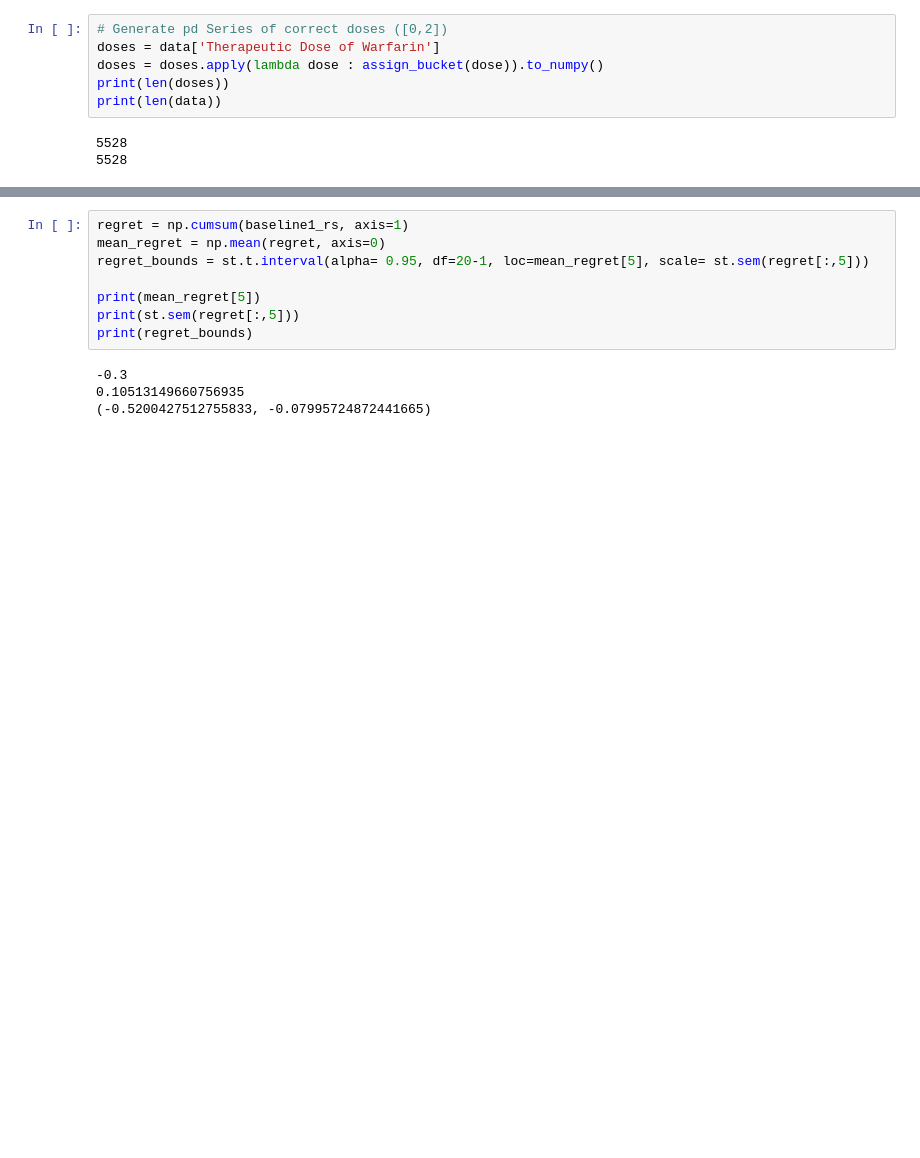
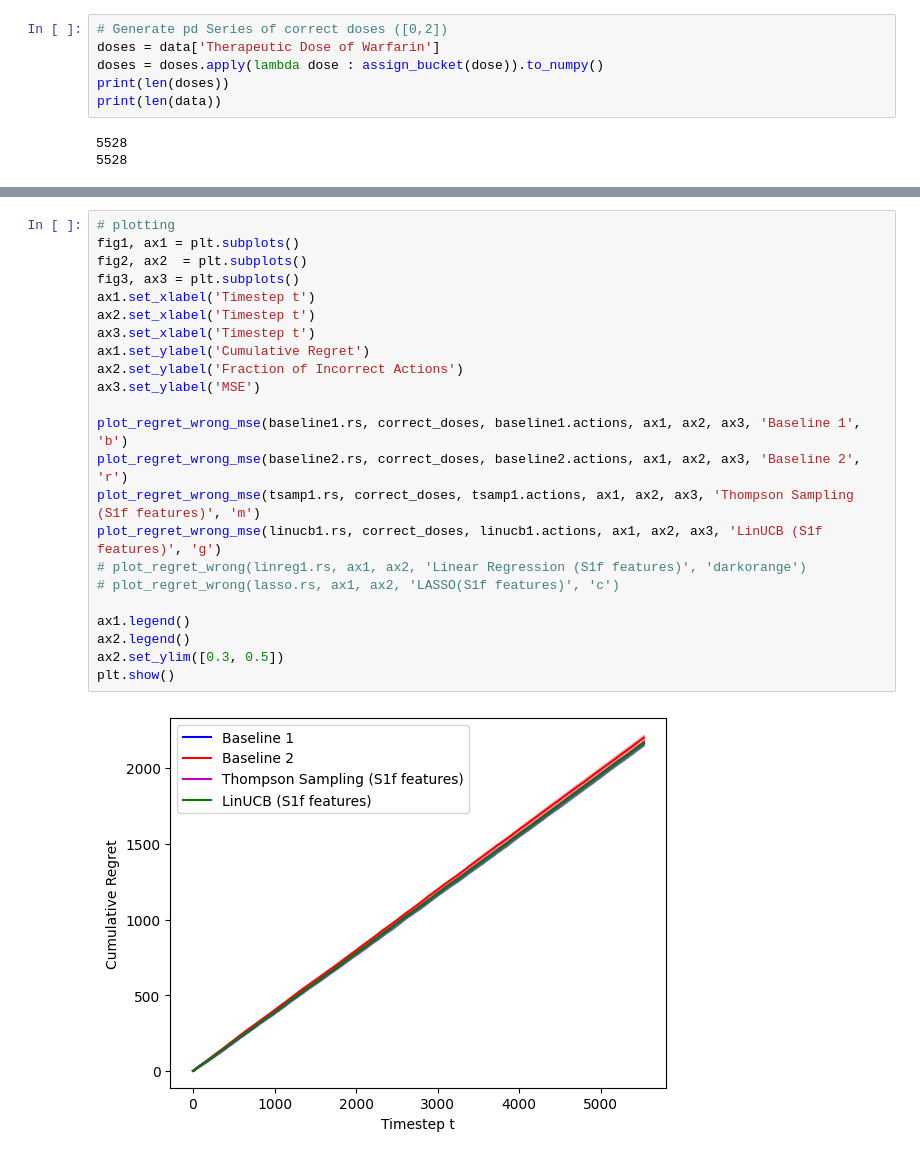
Before and after one commit to gmudel/cs234, a Jupyter notebook: Combined.ipynb, the cells around one changed output, grey strips where cells are left out. Saved outputs shown, nothing was run; the diff lists cells and outputs as text; blank space fills up the shorter version.

```diff
--- a/Combined.ipynb
+++ b/Combined.ipynb
@@ -385,12 +583,25 @@ def plot_regret_wrong(rewards, ax_regret, ax_incorrect, label, color):
-# %%
-regret = np.cumsum(baseline1_rs, axis=1)
-mean_regret = np.mean(regret, axis=0)
-regret_bounds = st.t.interval(alpha= 0.95, df=20-1, loc=mean_regret[5], scale= st.sem(regret[:,5]))
-
-print(mean_regret[5])
-print(st.sem(regret[:,5]))
-print(regret_bounds)
-# %% [output]
--0.3
-0.10513149660756935
-(-0.5200427512755833, -0.07995724872441665)
+# %%
+# plotting
+fig1, ax1 = plt.subplots()
+fig2, ax2  = plt.subplots()
+fig3, ax3 = plt.subplots()
+ax1.set_xlabel('Timestep t')
+ax2.set_xlabel('Timestep t')
+ax3.set_xlabel('Timestep t')
+ax1.set_ylabel('Cumulative Regret')
+ax2.set_ylabel('Fraction of Incorrect Actions')
+ax3.set_ylabel('MSE')
+
+plot_regret_wrong_mse(baseline1.rs, correct_doses, baseline1.actions, ax1, ax2, ax3, 'Baseline 1', 'b')
+plot_regret_wrong_mse(baseline2.rs, correct_doses, baseline2.actions, ax1, ax2, ax3, 'Baseline 2', 'r')
+plot_regret_wrong_mse(tsamp1.rs, correct_doses, tsamp1.actions, ax1, ax2, ax3, 'Thompson Sampling (S1f features)', 'm')
+plot_regret_wrong_mse(linucb1.rs, correct_doses, linucb1.actions, ax1, ax2, ax3, 'LinUCB (S1f features)', 'g')
+# plot_regret_wrong(linreg1.rs, ax1, ax2, 'Linear Regression (S1f features)', 'darkorange')
+# plot_regret_wrong(lasso.rs, ax1, ax2, 'LASSO(S1f features)', 'c')
+
+ax1.legend()
+ax2.legend()
+ax2.set_ylim([0.3, 0.5])
+plt.show()
+# %% [output]
+[figure, added]
```
Also changed, not shown: parts of 12 cells of this notebook, 15 other files.
